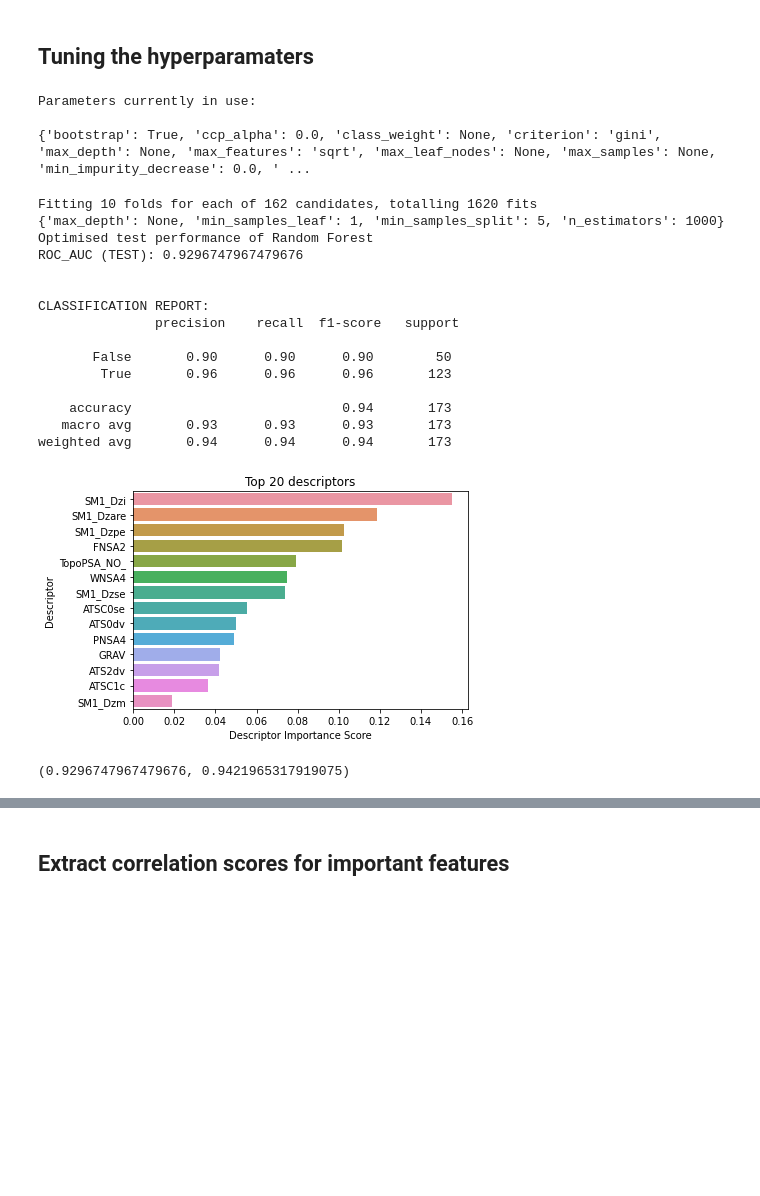
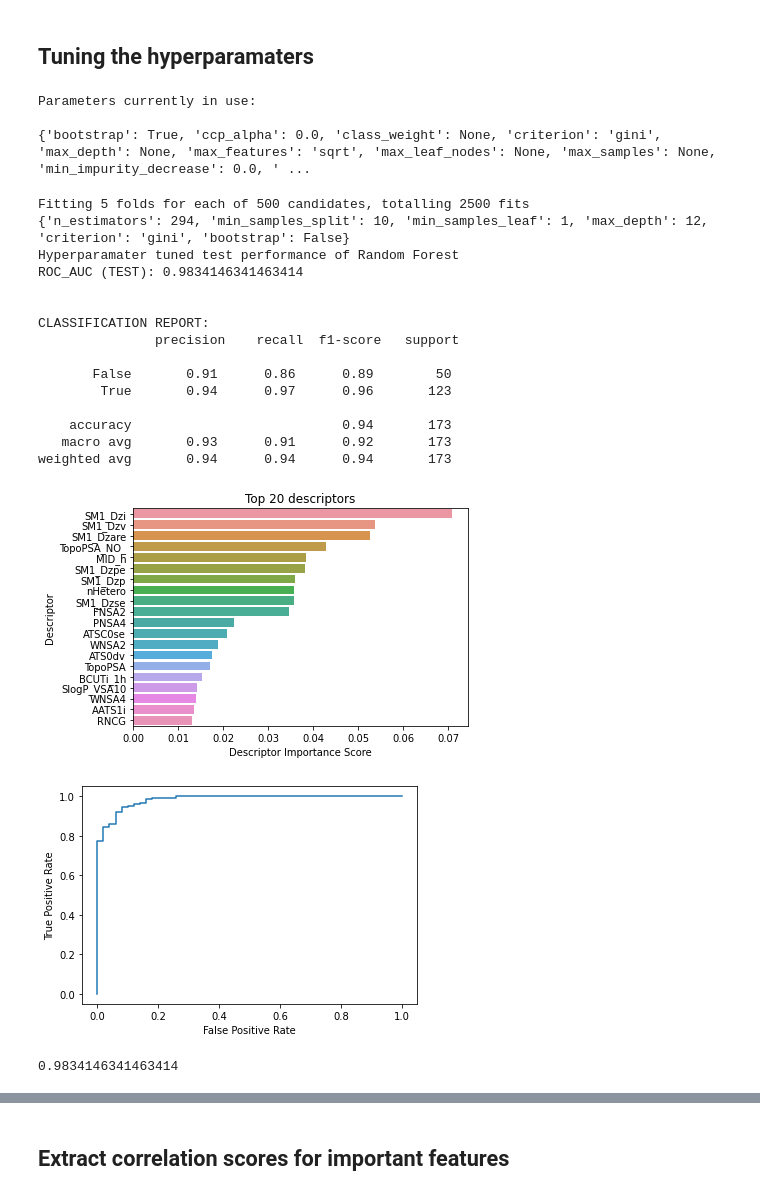
Before and after one commit to Zoya-Anwar/PythonSmellClassifiers-Mark, a Jupyter notebook: smell-classifier.py.ipynb, the cells around one changed output, grey strips where cells are left out. Drawn from its saved outputs; the diff is of its cells as text; code cells hidden in the pictures; blank space fills up the shorter version.

```diff
--- a/smell-classifier.py.ipynb
+++ b/smell-classifier.py.ipynb
@@ -241,8 +323,10 @@ def handleNaNs(X_tr, X_te, option=1, thresh=0.6):
 https://www.datacamp.com/tutorial/random-forests-classifier-python
 # %%
 # set random state to 0 to allow reproducible results
-clf=RandomForestClassifier(n_estimators=100, random_state=0)
+clf=RandomForestClassifier(random_state=0)
 
 # For readability
 y_train_rf = y_train
 y_test_rf = y_test
+X_train_rf = X_train
+X_test_rf = X_test
@@ -398,6 +395,0 @@ plt.ylim(0.879,0.902)
-# %%
-X_train_rf, X_test_rf, clf = handle_importance(clf,
-                                                X_train_rf,
-                                                X_test_rf,
-                                                threshold=0.01,
-                                                n=-1)
@@ -423,0 +396,2 @@ weighted avg       0.94      0.94      0.94       173
+# %%
+optimiseImportance(clf, X_train_rf, X_test_rf, y_train_rf, y_test_rf)
@@ -423,0 +419,6 @@ weighted avg       0.94      0.94      0.94       173
+# %%
+X_train_rf, X_test_rf, clf = handle_importance(clf,
+                                               X_train_rf,
+                                               X_test_rf,
+                                               threshold=-1,
+                                               n=100)
@@ -424,66 +463,66 @@ weighted avg       0.94      0.94      0.94       173
 # %% [markdown]
 ## Tuning the hyperparamaters
-# %%
-# Look at parameters used by our current forest
-print('Parameters currently in use:\n')
-print(clf.get_params())
-# %% [output]
-Parameters currently in use:
-
-{'bootstrap': True, 'ccp_alpha': 0.0, 'class_weight': None, 'criterion': 'gini', 'max_depth': None, 'max_features': 'sqrt', 'max_leaf_nodes': None, 'max_samples': None, 'min_impurity_decrease': 0.0, ' ...
+# %%
+# Look at parameters used by our current forest
+print('Parameters currently in use:\n')
+print(clf.get_params())
+# %% [output]
+Parameters currently in use:
+
+{'bootstrap': True, 'ccp_alpha': 0.0, 'class_weight': None, 'criterion': 'gini', 'max_depth': None, 'max_features': 'sqrt', 'max_leaf_nodes': None, 'max_samples': None, 'min_impurity_decrease': 0.0, ' ...
 # %%
 # Use the grid to search for best hyperparameters
 # Takes ~ 5 minutes to run
 
-# Number of trees in random forest - manual testing 100-1000
-n_estimators = [100, 500, 1000]
-# # Maximum number of levels in tree
-max_depth = [None, 10, 20, 40, 50]
+# Number of trees in random forest
+n_estimators = [int(x) for x in np.linspace(start = 10, stop = 2000, num = 50)]
+# Maximum number of levels in tree
+max_depth = [int(x) for x in np.linspace(10, 20, num = 50)]
 max_depth.append(None)
 # Minimum number of samples required to split a node
-min_samples_split = [2, 5, 10]
+min_samples_split = [2, 5, 10, 15, 20, 40, 60, 100]
 # Minimum number of samples required at each leaf node
-min_samples_leaf = [1, 2, 3]
-# # Method of selecting samples for training each tree
+min_samples_leaf = [1, 2, 3, 4, 5, 10]
+# Method of selecting samples for training each tree
 bootstrap = [True, False]
 # Criterion
 criterion = ['gini', 'entropy']
 
-# Create the grid
+# Create the random grid
 random_grid = {'n_estimators': n_estimators,
                'max_depth': max_depth,
                'min_samples_split': min_samples_split,
                'min_samples_leaf': min_samples_leaf,
                'bootstrap': bootstrap,
                'criterion': criterion}
 
-
 # Random search of parameters, using 5 fold cross validation,
-# search across 100 different combinations, and use all available cores
-rf_random = GridSearchCV(estimator=clf, scoring="roc_auc", param_grid = random_grid, cv = 10, verbose=2, n_jobs = -1)
+# search across 500 different combinations, and use all available cores
+rf_random = RandomizedSearchCV(estimator=clf, param_distributions = random_grid, n_iter = 500, cv = 5, verbose=1, random_state=SEED, n_jobs = -1)
 # Fit the random search model
 rf_random.fit(X_train_rf, y_train_rf)
 
 # Print best paramaters
 print(rf_random.best_params_)
 
-print("Optimised test performance of Random Forest")
+print("Hyperparamater tuned test performance of Random Forest")
 test_model(rf_random.best_estimator_, y_test_rf, X_test_rf)
 # %% [output]
-Fitting 10 folds for each of 162 candidates, totalling 1620 fits
-{'max_depth': None, 'min_samples_leaf': 1, 'min_samples_split': 5, 'n_estimators': 1000}
-Optimised test performance of Random Forest
-ROC_AUC (TEST): 0.9296747967479676
+Fitting 5 folds for each of 500 candidates, totalling 2500 fits
+{'n_estimators': 294, 'min_samples_split': 10, 'min_samples_leaf': 1, 'max_depth': 12, 'criterion': 'gini', 'bootstrap': False}
+Hyperparamater tuned test performance of Random Forest
+ROC_AUC (TEST): 0.9834146341463414
 
 
 CLASSIFICATION REPORT:
                precision    recall  f1-score   support
 
-       False       0.90      0.90      0.90        50
-        True       0.96      0.96      0.96       123
+       False       0.91      0.86      0.89        50
+        True       0.94      0.97      0.96       123
 
     accuracy                           0.94       173
-   macro avg       0.93      0.93      0.93       173
+   macro avg       0.93      0.91      0.92       173
 weighted avg       0.94      0.94      0.94       173
-[figure, old version]
+[figure, new version]
+[figure, added]
-(0.9296747967479676, 0.9421965317919075)
+0.9834146341463414
```
Also changed, not shown: parts of 79 cells of this notebook, 5 other files.
